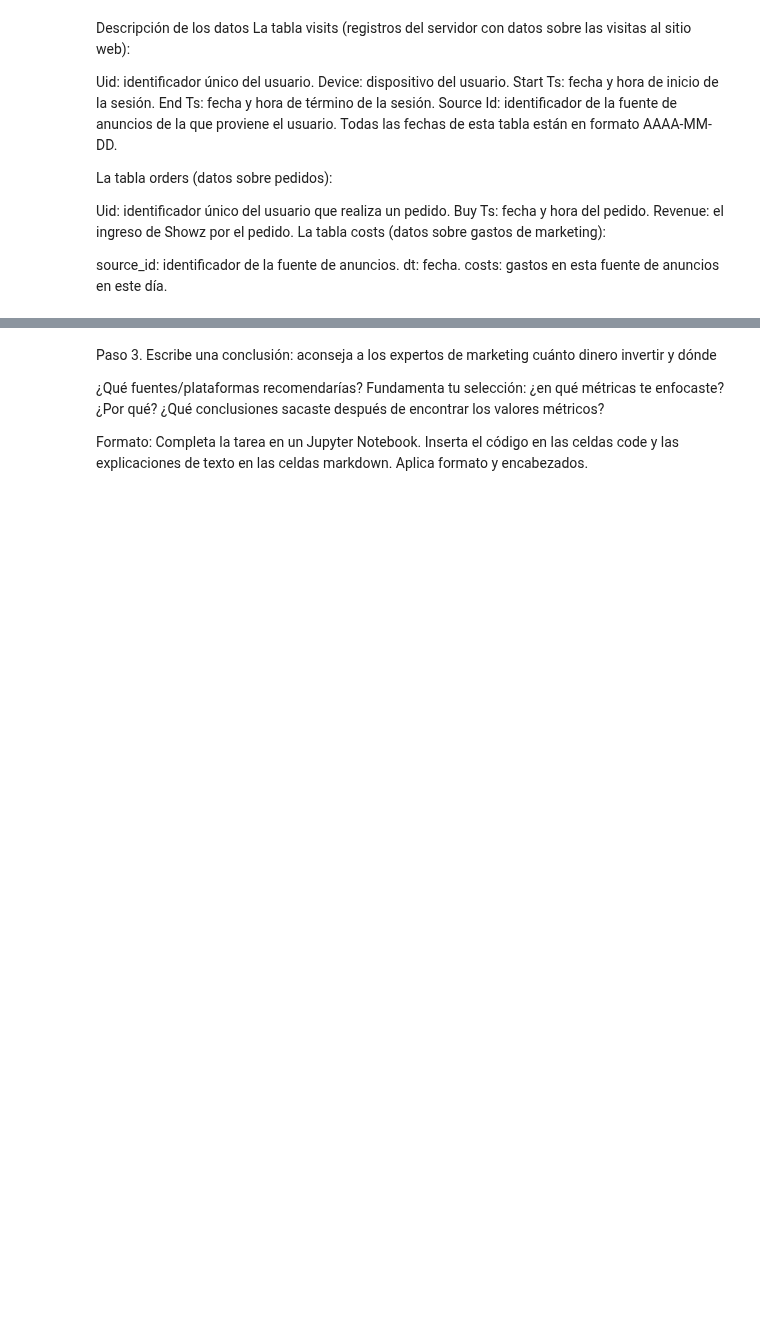
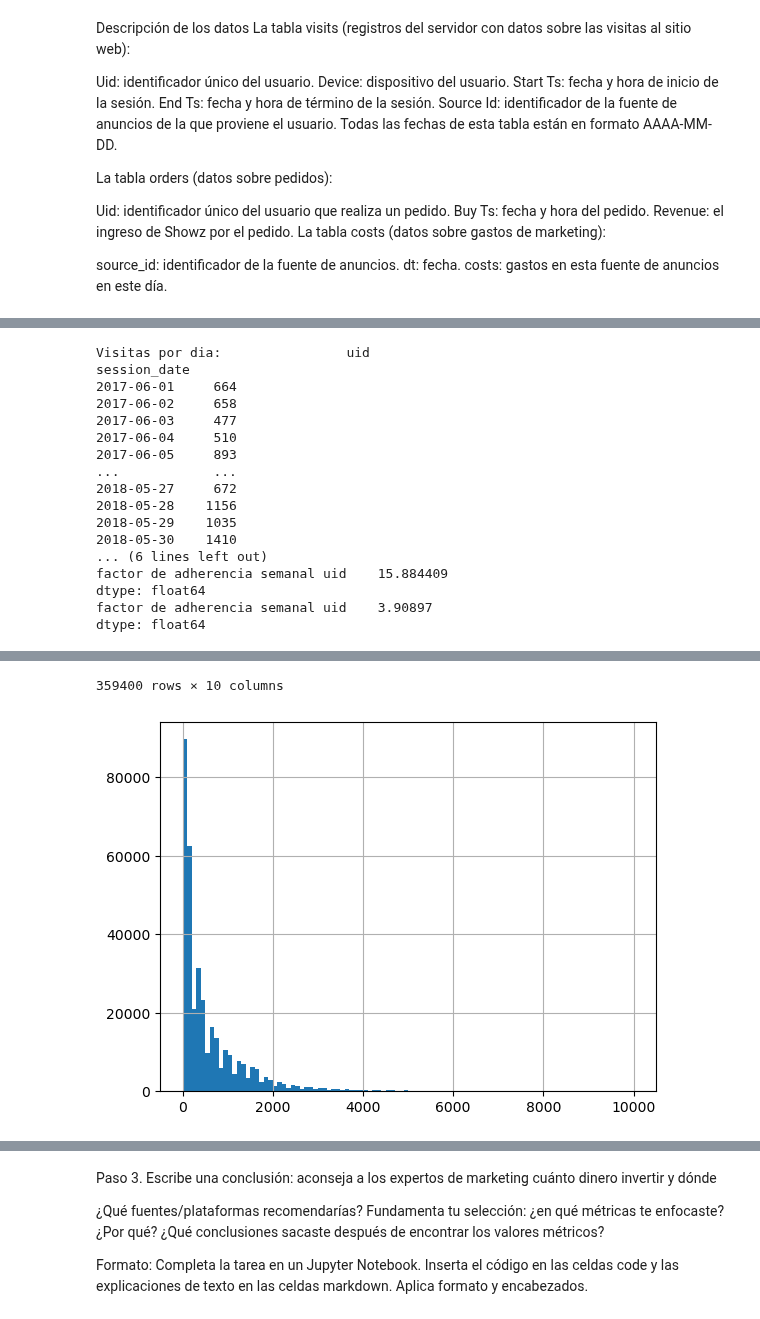
Before and after one commit to hukitan/tripleten, a Jupyter notebook: Proyectos_en_desarrollo/Proyecto 9/proyecto_9.ipynb, the cells around one changed output, grey strips where cells are left out. Drawn from its saved outputs; the diff is of its cells as text; code cells hidden in the pictures; blank space fills up the shorter version.

```diff
--- a/Proyectos_en_desarrollo/Proyecto 9/proyecto_9.ipynb
+++ b/Proyectos_en_desarrollo/Proyecto 9/proyecto_9.ipynb
@@ -54,0 +96,6 @@ visits = pd.read_csv("datasets/visits_log_us.csv")
+# %%
+visits = pd.read_csv("datasets/visits_log_us.csv")
+visits.columns = visits.columns.str.lower().str.replace(" ", "_")
+visits["end_ts"] = pd.to_datetime(visits["end_ts"])
+visits["start_ts"] = pd.to_datetime(visits["start_ts"])
+looks(visits)
@@ -54,0 +127,62 @@ visits = pd.read_csv("datasets/visits_log_us.csv")
+# %%
+#se generan columnas adicionales para el analisis
+visits['session_year'] = visits['start_ts'].dt.isocalendar().year
+visits['session_month'] = visits['start_ts'].dt.month
+visits['session_week'] = visits['start_ts'].dt.isocalendar().week
+visits['session_date'] = visits['start_ts'].dt.date
+
+# ¿Cuántas personas lo usan cada día, semana y mes?
+mau_total = (
+    visits.groupby(['session_year', 'session_month'])
+    .agg({'uid': 'nunique'})
+    .mean()
+)
+
+dau_total = (
+    visits.groupby(['session_year', 'session_date'])
+    .agg({'uid': 'nunique'})
+    .mean()
+)
+
+wau_total = (
+    visits.groupby(['session_year', 'session_week'])
+    .agg({'uid': 'nunique'})
+    .mean()
+)
+
+#¿Cuántas sesiones hay por día? (Un usuario puede tener más de una sesión).
+vis_day = visits.groupby('session_date').agg({'uid': 'count'})
+print('Visitas por dia:',vis_day)
+print('Visitas promedio por dia:', vis_day.mean())
+
+# ¿Cuál es la duración de cada sesión?
+visits['duration'] = (visits['end_ts'] - visits['start_ts']).dt.total_seconds()
+asl = visits['duration'].mode()[0]
+print(f'Duracion media de la sessión {asl} segundos')
+visits['duration'].hist(bins=100, range=(0, 10000))
+
+
+#¿Con qué frecuencia los usuarios regresan?
+sticky_wau = dau_total / wau_total * 100
+print(f'factor de adherencia semanal {sticky_wau}')
+sticky_mau = dau_total / mau_total * 100
+print(f'factor de adherencia semanal {sticky_mau}')
+visits
+# %% [output]
+Visitas por dia:                uid
+session_date
+2017-06-01     664
+2017-06-02     658
+2017-06-03     477
+2017-06-04     510
+2017-06-05     893
+...            ...
+2018-05-27     672
+2018-05-28    1156
+2018-05-29    1035
+2018-05-30    1410
+... (6 lines left out)
+factor de adherencia semanal uid    15.884409
+dtype: float64
+factor de adherencia semanal uid    3.90897
+dtype: float64
@@ -55 +201,3 @@ visits = pd.read_csv("datasets/visits_log_us.csv")
+359400 rows × 10 columns
+[figure, added]
 # %% [markdown]
```
Also changed, not shown: parts of 8 cells of this notebook.
